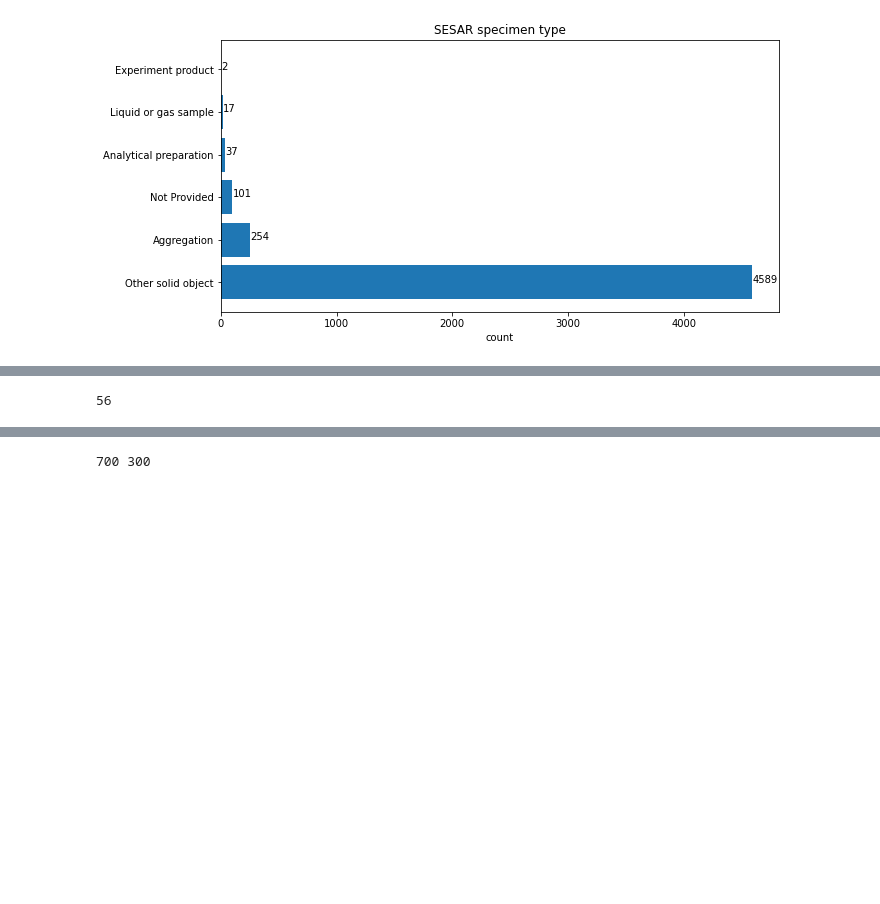
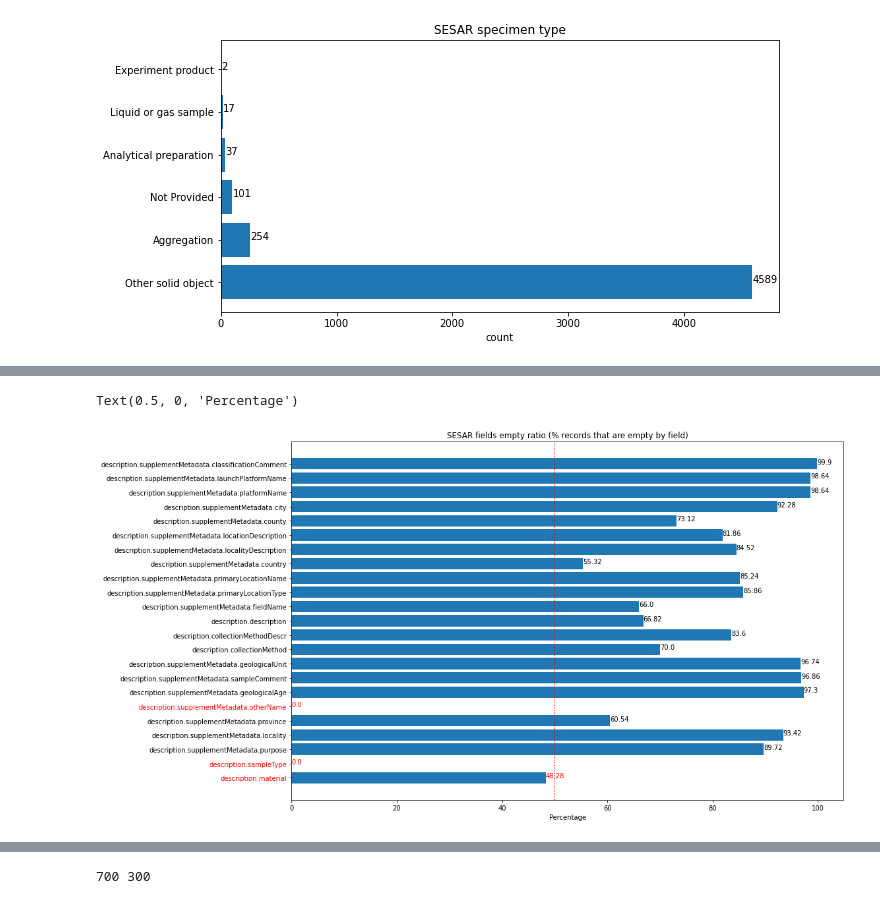
Before and after one commit to isamplesorg/vocabulary_learning, a Jupyter notebook: python/SESAR_preprocessing.ipynb, the cells around one changed output, grey strips where cells are left out. Cells and saved outputs as stored; diff of their text form; code cells hidden in the pictures; blank space fills up the shorter version.

Commit message:
SESAR records analysis

```diff
--- a/python/SESAR_preprocessing.ipynb
+++ b/python/SESAR_preprocessing.ipynb
@@ -155,7 +142,22 @@ Nofields = ['igsn', '@context','description.log','registrant.name', 'registrant.
 'description.supplementMetadata.currentArchive', 'description.supplementMetadata.navigationType', 'description.igsnPrefix', 'description.supplementMetadata.originalArchive',
 'description.supplementMetadata.externalSampleId', 'description.supplementMetadata.cruiseFieldPrgrm']
 cleaned = df.drop(Nofields, axis=1)
-# %%
-len(Nofields)
-# %% [output]
-56
+# %%
+#caluate how many records are empty for each field
+fields = original.drop(Nofields, axis=1).drop(['@id'], axis=1)
+empty_fields = fields.isnull().sum()/5000 * 100
+# %%
+fig = plt.figure(figsize=[15,10])
+ax = fig.add_subplot()
+p = ax.barh(empty_fields.keys(), empty_fields)
+for i, rect in enumerate(empty_fields.index):
+    ax.text(empty_fields[rect], i,  round(empty_fields[rect], 4), color = 'black' if round(empty_fields[rect], 4) >= 50 else 'red')
+plt.gca().get_yticklabels()[0].set_color('red')
+plt.gca().get_yticklabels()[1].set_color('red')
+plt.gca().get_yticklabels()[5].set_color('red')
+plt.axvline(50, color='red', ls='dotted')
+plt.title("SESAR fields empty ratio (% records that are empty by field)")
+plt.xlabel('Percentage')
+# %% [output]
+Text(0.5, 0, 'Percentage')
+[figure, added]
```
Also changed, not shown: parts of 4 cells of this notebook.
